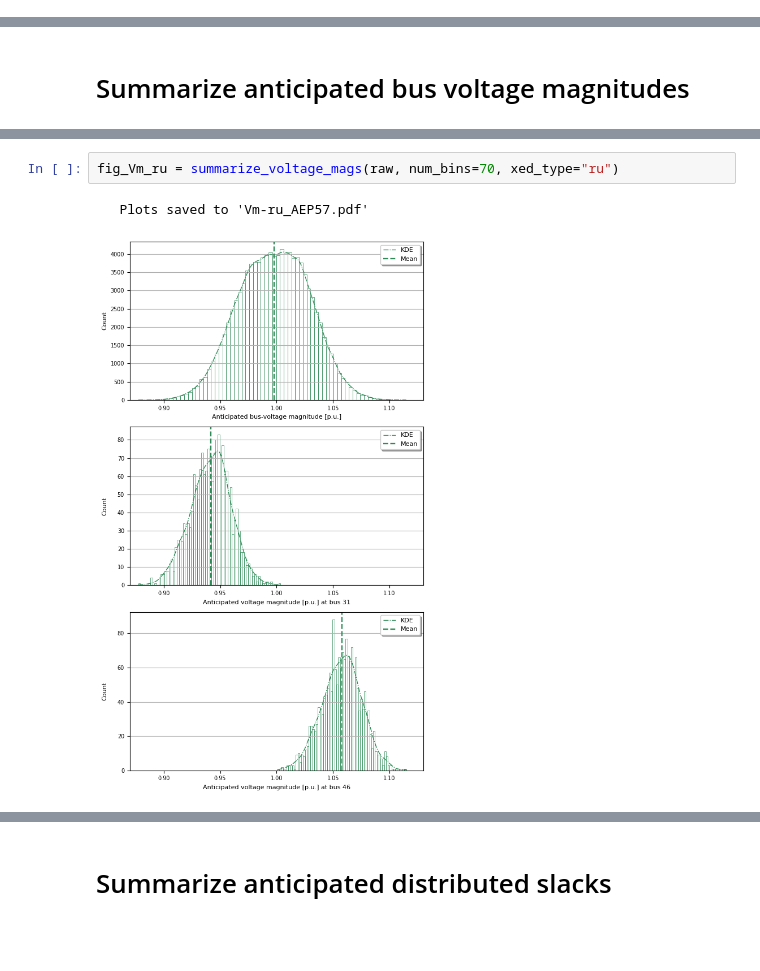
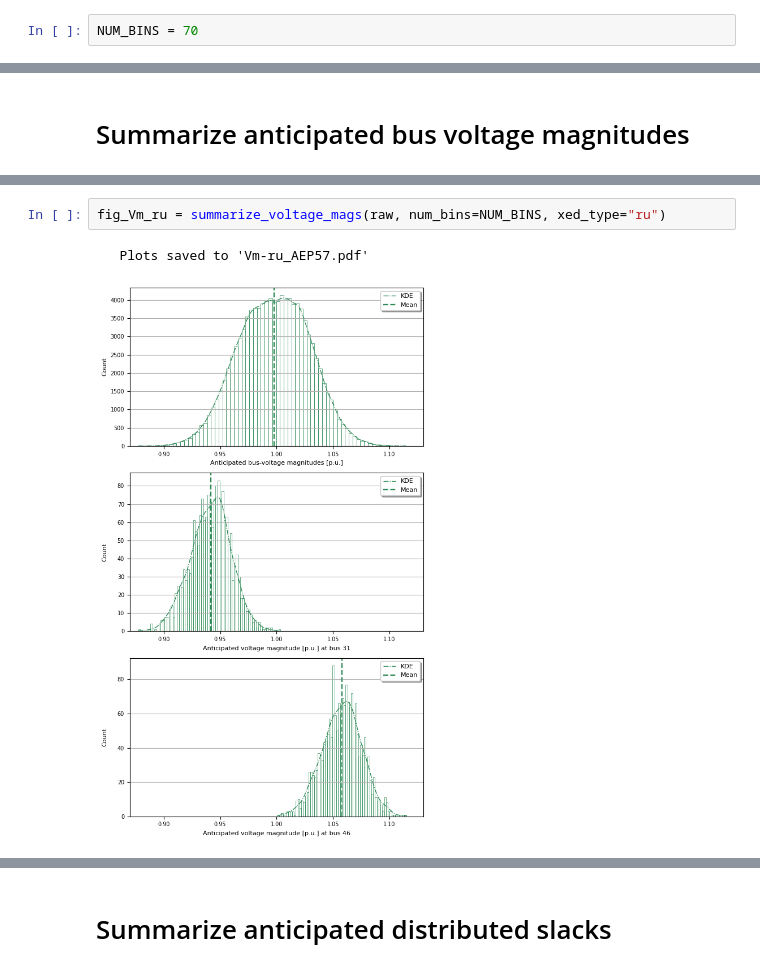
Before and after one commit to christian-cahig/Masterarbeit-DemoApps, a Jupyter notebook: prob-analysis/summarize.ipynb, the cells around one changed output, grey strips where cells are left out. Drawn from its saved outputs; the diff is of its cells as text; blank space fills up the shorter version.

```diff
--- a/prob-analysis/summarize.ipynb
+++ b/prob-analysis/summarize.ipynb
@@ -13,4 +12,6 @@ from summarize import (
 )
+# %%
+NUM_BINS = 70
 # %% [markdown]
 # Results data
 # %%
@@ -202,6 +202,6 @@ fig_Vm_ur = summarize_voltage_mags(raw, num_bins=70, xed_type="ur")
 # %%
-fig_Vm_ru = summarize_voltage_mags(raw, num_bins=70, xed_type="ru")
+fig_Vm_ru = summarize_voltage_mags(raw, num_bins=NUM_BINS, xed_type="ru")
 # %% [output]
    Plots saved to 'Vm-ru_AEP57.pdf'
-[figure, old version]
+[figure, new version]
 # %%
```
Also changed, not shown: parts of 21 cells of this notebook.
